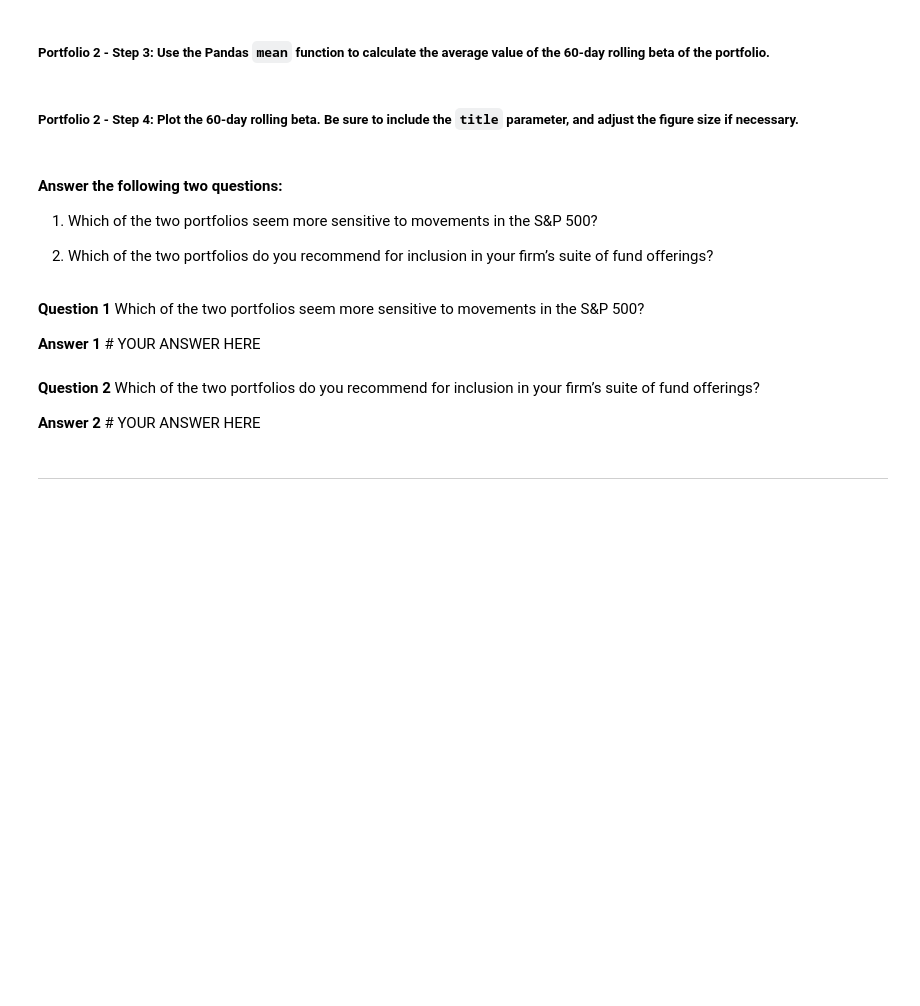
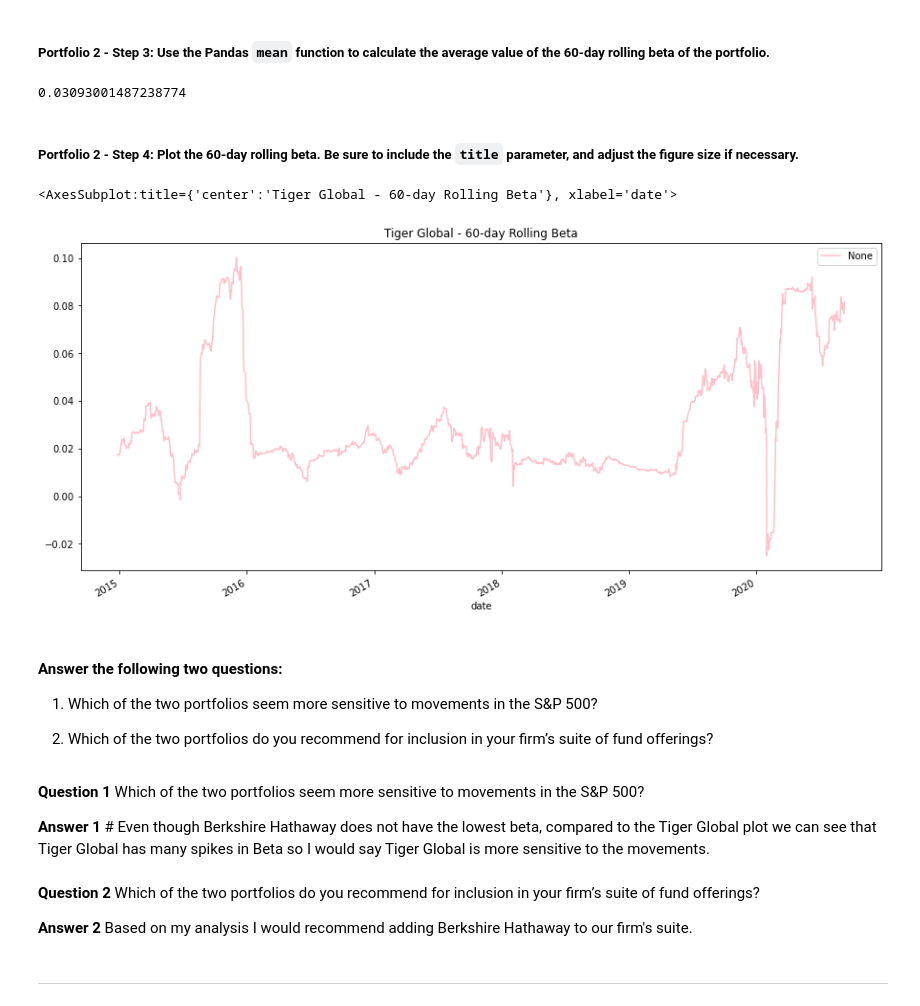
Before and after one commit to liizmaria/risk_return_analyze, a Jupyter notebook: risk_return_analysis.ipynb, the cells around one changed output. Drawn from its saved outputs; the diff is of its cells as text; code cells hidden in the pictures; blank space fills up the shorter version.

Commit message:
Final analysis

```diff
--- a/risk_return_analysis.ipynb
+++ b/risk_return_analysis.ipynb
@@ -394,4 +429,5 @@ Your analysis is nearing completion. Now, you need to evaluate how the portfolio
 # %%
 # Calculate the covariance using a 60-day rolling window
 # Review the last five rows of the covariance data
-# YOUR CODE HERE
+tiger_global_covariance = daily_return['TIGER GLOBAL MANAGEMENT LLC'].rolling(window=60).cov(daily_return['S&P 500'])
+tiger_global_covariance.tail()
@@ -400,4 +444,5 @@ Your analysis is nearing completion. Now, you need to evaluate how the portfolio
 # %%
 # Calculate the beta based on the 60-day rolling covariance compared to the market (S&P 500)
 # Review the last five rows of the beta information
-# YOUR CODE HERE
+beta_tiger_global = tiger_global_covariance / sp_500_variance
+beta_tiger_global.tail().sort_values()
@@ -405,13 +458,20 @@ Your analysis is nearing completion. Now, you need to evaluate how the portfolio
 ##### Portfolio 2 - Step 3: Use the Pandas `mean` function to calculate the average value of the 60-day rolling beta of the portfolio.
 # %%
 # Calculate the average of the 60-day rolling beta
-# YOUR CODE HERE
+mean_tiger_global = beta_tiger_global.mean()
+mean_tiger_global
+# %% [output]
+0.03093001487238774
 # %% [markdown]
 ##### Portfolio 2 - Step 4: Plot the 60-day rolling beta. Be sure to include the `title` parameter, and adjust the figure size if necessary.
 # %%
 # Plot the rolling beta
 # Include a title parameter and adjust the figure size
-# YOUR CODE HERE
+
+beta_tiger_global.plot(figsize=(15,7), legend=True, color='pink', title='Tiger Global - 60-day Rolling Beta')
+# %% [output]
+<AxesSubplot:title={'center':'Tiger Global - 60-day Rolling Beta'}, xlabel='date'>
+[figure, added]
 # %% [markdown]
 #### Answer the following two questions:
 
@@ -421,10 +481,10 @@ Your analysis is nearing completion. Now, you need to evaluate how the portfolio
 # %% [markdown]
 **Question 1** Which of the two portfolios seem more sensitive to movements in the S&P 500?
 
-**Answer 1** # YOUR ANSWER HERE
+**Answer 1** # Even though Berkshire Hathaway does not have the lowest beta, compared to the Tiger Global plot we can see that Tiger Global has many spikes in Beta so I would say Tiger Global is more sensitive to the movements.
 # %% [markdown]
 **Question 2** Which of the two portfolios do you recommend for inclusion in your firm’s suite of fund offerings?
 
-**Answer 2** # YOUR ANSWER HERE
+**Answer 2** Based on my analysis I would recommend adding Berkshire Hathaway to our firm's suite.
 # %% [markdown]
 ---
```
Also changed, not shown: parts of 8 cells of this notebook.
